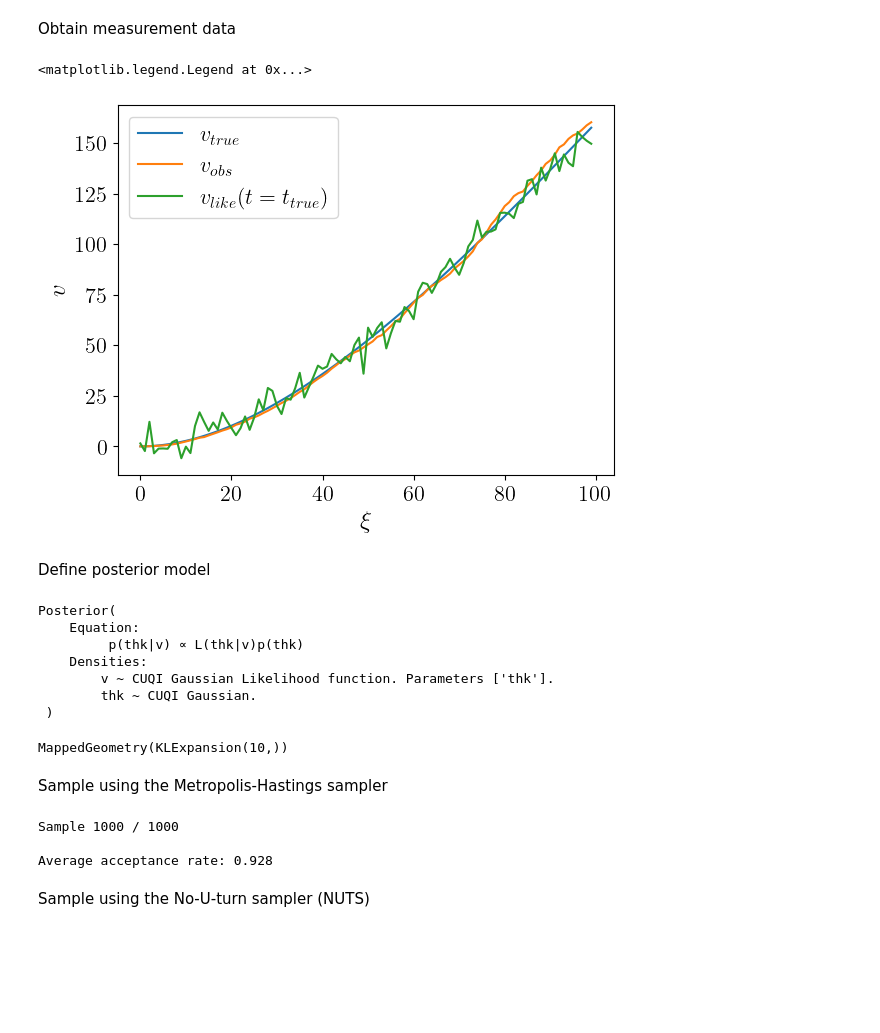
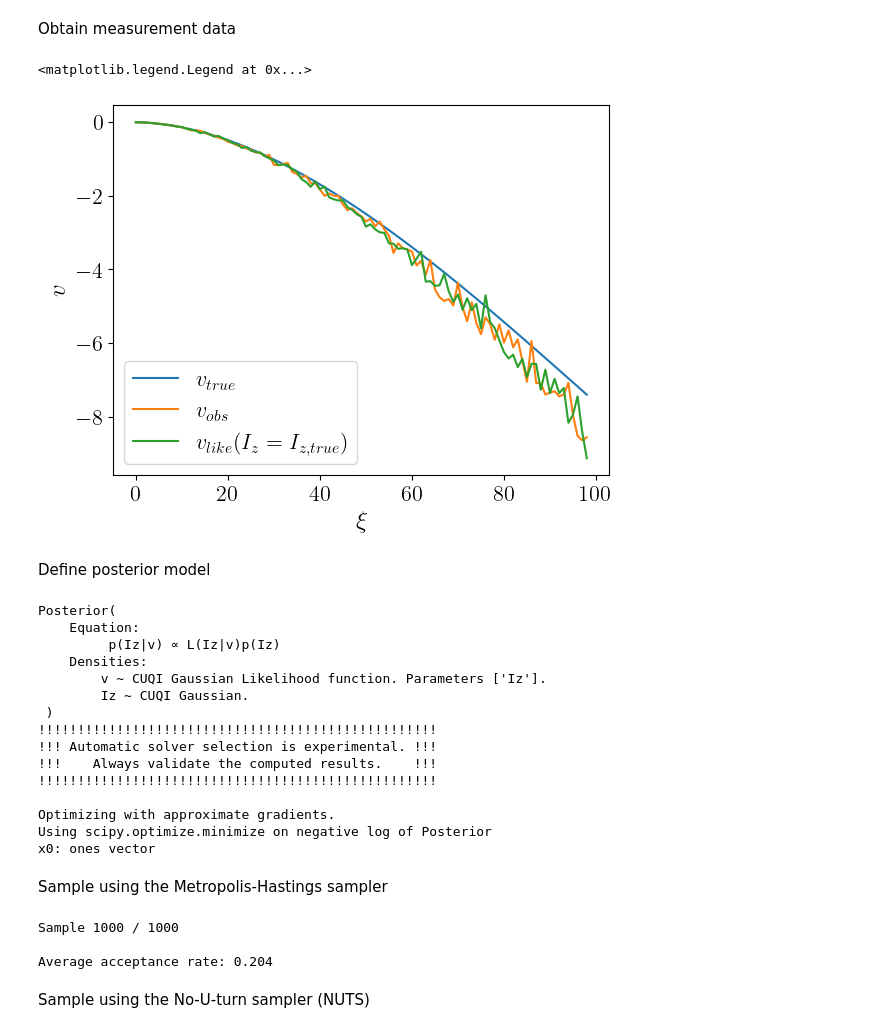
Before and after one commit to MarkusTHolm/BeamUQ, a Jupyter notebook: beamUQ.ipynb, the cells around one changed output. Cells and saved outputs as stored; diff of their text form; code cells hidden in the pictures; blank space fills up the shorter version.

```diff
--- a/beamUQ.ipynb
+++ b/beamUQ.ipynb
@@ -79,0 +84,7 @@ MappedGeometry(KLExpansion(10,))
+# %%
+Zs_true = prior.sample(1)
+Iz_true = Zs_true.funvals                # True beam thickness
+v_true = beam.forward(Iz_true)           # True beam deflection
+
+# Iz_true.plot()
+plt.plot(grid, v_true)
@@ -84,7 +132,0 @@ Generate true signal:
-# %%
-Zs_true = prior.sample(1)
-t_true = Zs_true.funvals               # True parameters Xs for beam model
-# t_true = T(Xs_true)                     # True beam thickness
-v_true = beam.forward(t_true)           # True beam deflection
-
-t_true.plot()
@@ -94,33 +137,20 @@ t_true.plot()
 # %% [markdown]
 Obtain measurement data
 # %%
-def create_matrix(n):
-    matrix = np.zeros((n, n))
-    for i in range(n):
-        for j in range(n):
-            matrix[i, j] = (1 - abs(i - j) / n)**2
-    return matrix
-cov = create_matrix(N_points)
-
-# Define noise from noise level
-noise_level = 0.5
-epsilon = np.random.multivariate_normal(np.zeros(N_points),cov)
-epsilon /= np.linalg.norm(epsilon)              # normalize with Euclidean norm
-sigma_obs = noise_level*np.sqrt(np.sum(v_true**2*beam.L/N_points))/np.sqrt(N_points)
-
 # Obtain measurement data by adding noise #TODO: Fix INVERSE CRIME
-v_obs = v_true + np.linspace(0,1,N_points)*epsilon*sigma_obs
+# v_obs = v_true + epsilon
+v_obs = likelihood(Iz=Iz_true).sample(1)
 
 # Plot true and measurement data together with likelihood function at t=t_true
 plt.plot(v_true, label='$v_{true}$')
 plt.plot(v_obs, label='$v_{obs}$')
-likelihood(thk=t_true).sample(1).plot(label='$v_{like}(t=t_{true})$')
+likelihood(Iz=Iz_true).sample(1).plot(label='$v_{like}(I_z=I_{z,{true}})$')
 plt.xlabel('$\\xi$')
 plt.ylabel('$v$')
 plt.legend()
 # %% [output]
 <matplotlib.legend.Legend at 0x...>
-[figure, old version]
+[figure, new version]
 # %% [markdown]
 Define posterior model
 # %%
@@ -128,27 +158,36 @@ joint = JointDistribution(likelihood,prior)
 posterior = joint(v=v_obs)
 print(posterior)
 posterior.geometry
+
+Zs_MAP = cuqi.problem.BayesianProblem(likelihood, prior).set_data(v=v_obs).MAP()
 # %% [output]
 Posterior(
     Equation:
-         p(thk|v) ∝ L(thk|v)p(thk)
+         p(Iz|v) ∝ L(Iz|v)p(Iz)
     Densities:
-        v ~ CUQI Gaussian Likelihood function. Parameters ['thk'].
-        thk ~ CUQI Gaussian.
+        v ~ CUQI Gaussian Likelihood function. Parameters ['Iz'].
+        Iz ~ CUQI Gaussian.
  )
+!!!!!!!!!!!!!!!!!!!!!!!!!!!!!!!!!!!!!!!!!!!!!!!!!!!
+!!! Automatic solver selection is experimental. !!!
+!!!    Always validate the computed results.    !!!
+!!!!!!!!!!!!!!!!!!!!!!!!!!!!!!!!!!!!!!!!!!!!!!!!!!!
+
+Optimizing with approximate gradients.
+Using scipy.optimize.minimize on negative log of Posterior
+x0: ones vector
-MappedGeometry(KLExpansion(10,))
 # %% [markdown]
 Sample using the Metropolis-Hastings sampler
 # %%
 np.random.seed(10)
 Ns = 1000
 Z0 = Zs_true #np.ones(10)
-sampler_MH = MH(posterior, x0=Z0, scale=0.01)
+sampler_MH = MH(posterior, x0=Z0, scale=0.4)
 samples_MH = sampler_MH.sample(Ns)
 # %% [output]
 Sample 1000 / 1000
 
-Average acceptance rate: 0.928
+Average acceptance rate: 0.204
 # %% [markdown]
 Sample using the No-U-turn sampler (NUTS)
 # %%
```
Also changed, not shown: parts of 13 cells of this notebook, 2 other files.
